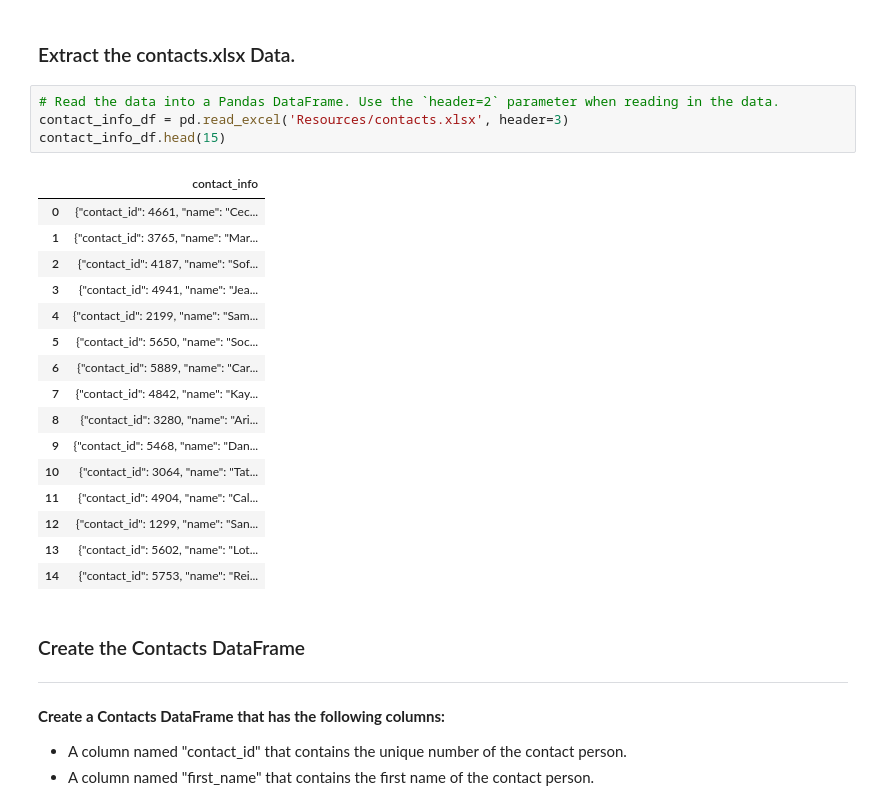
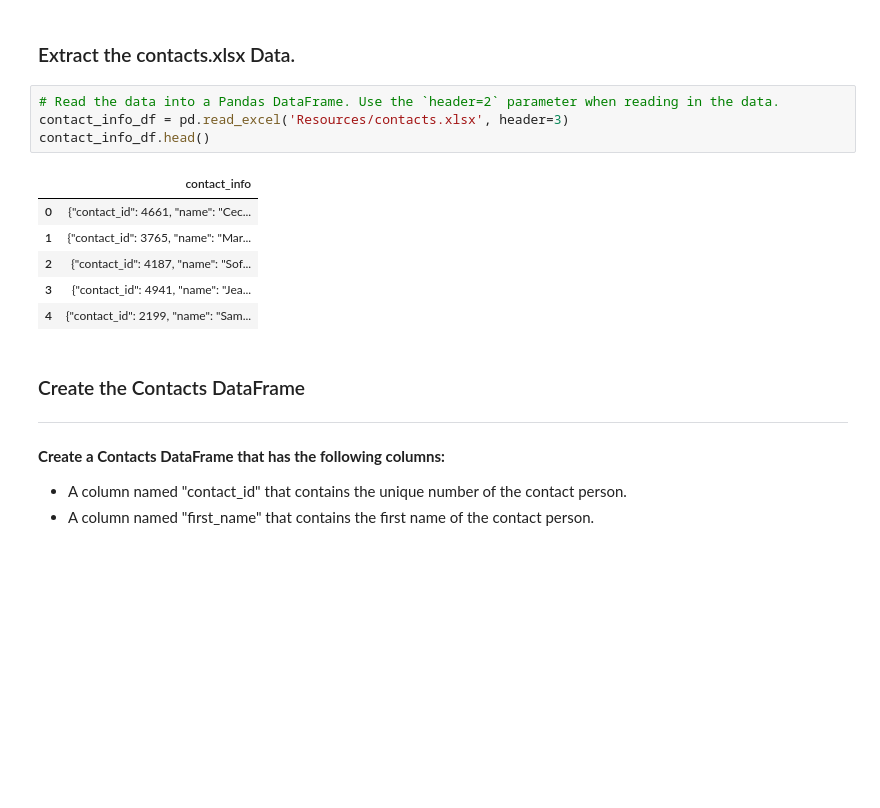
Before and after one commit to shelly-hub/Crowfunding_ETL---group-7, a Jupyter notebook: ETL_Mini_Project_Group_7.ipynb, the cells around one changed output. Cells and saved outputs as stored; diff of their text form; blank space fills up the shorter version.

```diff
--- a/ETL_part 1-2.ipynb
+++ b/ETL_Mini_Project_Group_7.ipynb
@@ -288,24 +282,14 @@ campaign_merged_df.head(5)
 # %%
 # Read the data into a Pandas DataFrame. Use the `header=2` parameter when reading in the data.
 contact_info_df = pd.read_excel('Resources/contacts.xlsx', header=3)
-contact_info_df.head(15)
+contact_info_df.head()
 # %% [output]
 |  | contact_info |
 | 0 | {"contact_id": 4661, "name": "Cec... |
 | 1 | {"contact_id": 3765, "name": "Mar... |
 | 2 | {"contact_id": 4187, "name": "Sof... |
 | 3 | {"contact_id": 4941, "name": "Jea... |
 | 4 | {"contact_id": 2199, "name": "Sam... |
-| 5 | {"contact_id": 5650, "name": "Soc... |
-| 6 | {"contact_id": 5889, "name": "Car... |
-| 7 | {"contact_id": 4842, "name": "Kay... |
-| 8 | {"contact_id": 3280, "name": "Ari... |
-| 9 | {"contact_id": 5468, "name": "Dan... |
-| 10 | {"contact_id": 3064, "name": "Tat... |
-| 11 | {"contact_id": 4904, "name": "Cal... |
-| 12 | {"contact_id": 1299, "name": "San... |
-| 13 | {"contact_id": 5602, "name": "Lot... |
-| 14 | {"contact_id": 5753, "name": "Rei... |
 # %% [markdown]
 ### Create the Contacts DataFrame
 ---
```
Also changed, not shown: parts of 21 cells of this notebook, 4 other files.
